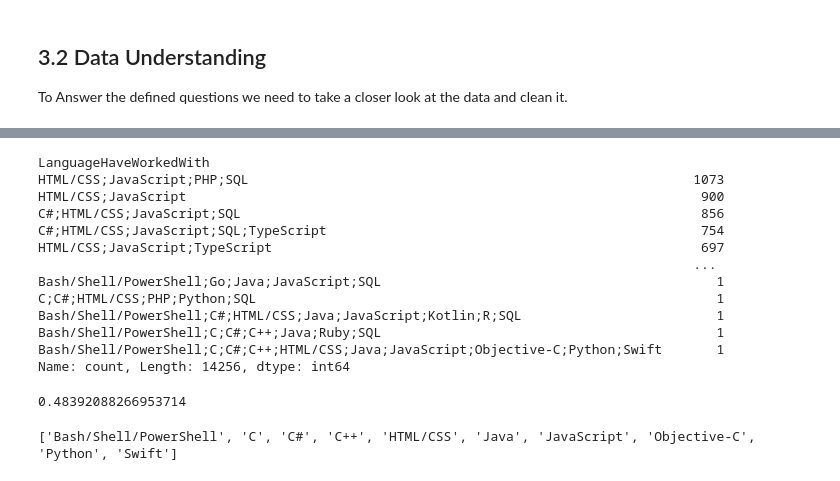
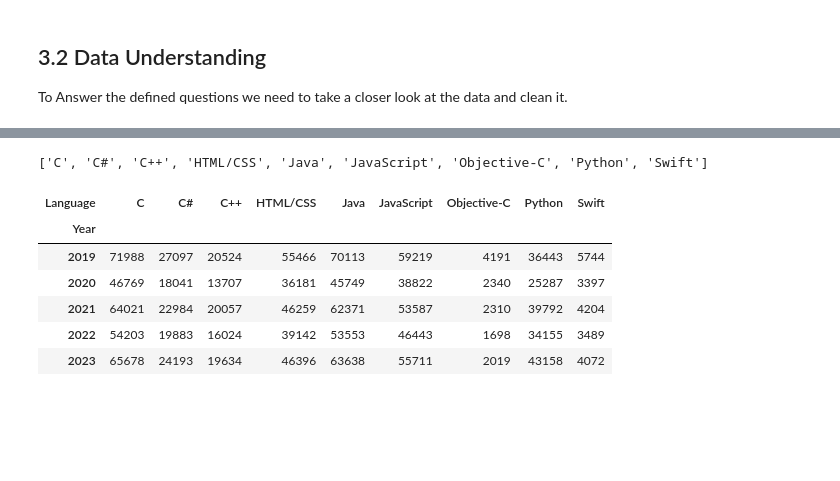
Before and after one commit to AlbertFlatscher/Stackoverflow_Survey_over_Time, a Jupyter notebook: Shifts_in_Programming_Preferences_from_2019_to_2024.ipynb, the cells around one changed output, grey strips where cells are left out. Cells and saved outputs as stored; diff of their text form; code cells hidden in the pictures; blank space fills up the shorter version.

```diff
--- a/Shifts_in_Programming_Preferences_from_2019_to_2024.ipynb
+++ b/Shifts_in_Programming_Preferences_from_2019_to_2024.ipynb
@@ -251,43 +225,18 @@ Name: count, Length: 144617, dtype: int64
-# %%
-# get value counts for entrys to LanguageHaveWorkedWith for a given year
-combined_df[combined_df['Year']=='2020']['LanguageHaveWorkedWith'].value_counts()
-# %% [output]
-LanguageHaveWorkedWith
-HTML/CSS;JavaScript;PHP;SQL                                                         1073
-HTML/CSS;JavaScript                                                                  900
-C#;HTML/CSS;JavaScript;SQL                                                           856
-C#;HTML/CSS;JavaScript;SQL;TypeScript                                                754
-HTML/CSS;JavaScript;TypeScript                                                       697
-                                                                                    ...
-Bash/Shell/PowerShell;Go;Java;JavaScript;SQL                                           1
-C;C#;HTML/CSS;PHP;Python;SQL                                                           1
-Bash/Shell/PowerShell;C#;HTML/CSS;Java;JavaScript;Kotlin;R;SQL                         1
-Bash/Shell/PowerShell;C;C#;C++;Java;Ruby;SQL                                           1
-Bash/Shell/PowerShell;C;C#;C++;HTML/CSS;Java;JavaScript;Objective-C;Python;Swift       1
-Name: count, Length: 14256, dtype: int64
 # %%
-# get ratio of people using a certain Languae for a given year
-def get_Language_ratio(year, language):
+# get number of people using a certain Languae for a given year
+def get_Language_num(year, language):
     '''
     INPUT - year - string of the Year to be investigated
             language - string of programming language to be investigated
     OUTPUT -
-            ratio - float of ratio of people which have used the language
+            num - int of number of people which have used the language in this year
     '''
-    ratio = (combined_df[combined_df['Year']==year]\
-            ['LanguageHaveWorkedWith'].str.contains(language, regex=False).sum())\
-            / (combined_df[combined_df['Year']==year].shape[0])
+    num = (combined_df[combined_df['Year']==year]\
+            ['LanguageHaveWorkedWith'].str.contains(language, regex=False).sum())
 
-    return ratio
+    return num
-# %%
-year = str(2023)
-language = 'Python'
-
-get_Language_ratio(year, language)
-# %% [output]
-0.48392088266953714
 # %%
-# get list of the languages
+# get lists of the languages and years
 
 # value counts gives us a series with index Answer
 language_answer_vc = combined_df[combined_df['Year']=='2020']['LanguageHaveWorkedWith'].value_counts()
@@ -296,7 +245,12 @@ language_answer_vc = combined_df[combined_df['Year']=='2020']['LanguageHaveWorke
 for answer in language_answer_vc.index:
     languages = answer.split(';')
 
+# remove Bash/Shell/PowerShell because it wasnt a survey option since 2020
+languages = languages[1:]
 print(languages)
+
+# list of years
+years = ['2019', '2020', '2021', '2022', '2023', '2024']
 # %% [output]
-['Bash/Shell/PowerShell', 'C', 'C#', 'C++', 'HTML/CSS', 'Java', 'JavaScript', 'Objective-C', 'Python', 'Swift']
+['C', 'C#', 'C++', 'HTML/CSS', 'Java', 'JavaScript', 'Objective-C', 'Python', 'Swift']
 # %%
@@ -319,0 +273,10 @@ ratio_df = ratio_df.pivot(index='Year', columns='Language', values='Ratio')
+# %%
+num_df.head()
+# %% [output]
+| Language | C | C# | C++ | HTML/CSS | Java | JavaScript | Objective-C | Python | Swift |
+| Year |  |  |  |  |  |  |  |  |  |
+| 2019 | 71988 | 27097 | 20524 | 55466 | 70113 | 59219 | 4191 | 36443 | 5744 |
+| 2020 | 46769 | 18041 | 13707 | 36181 | 45749 | 38822 | 2340 | 25287 | 3397 |
+| 2021 | 64021 | 22984 | 20057 | 46259 | 62371 | 53587 | 2310 | 39792 | 4204 |
+| 2022 | 54203 | 19883 | 16024 | 39142 | 53553 | 46443 | 1698 | 34155 | 3489 |
+| 2023 | 65678 | 24193 | 19634 | 46396 | 63638 | 55711 | 2019 | 43158 | 4072 |
```
Also changed, not shown: parts of 14 cells of this notebook.
